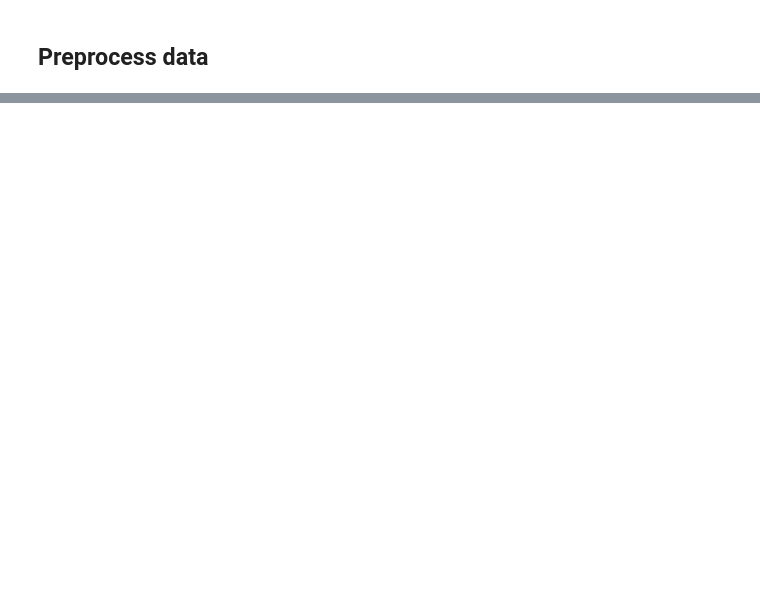
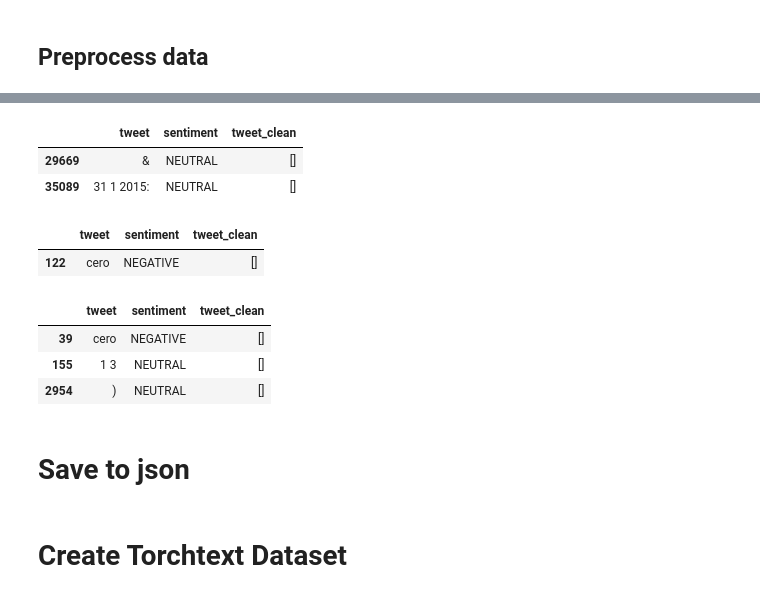
Before and after one commit to sjdonado/sentime, a Jupyter notebook: v2_sentiment_classifier.ipynb, the cells around one changed output, grey strips where cells are left out. Cells and saved outputs as stored; diff of their text form; code cells hidden in the pictures; blank space fills up the shorter version.

Commit message:
chore: Update v2 sentiment classifier notebook
  - Update README

```diff
--- a/v2_sentiment_classifier.ipynb
+++ b/v2_sentiment_classifier.ipynb
@@ -511,0 +198,15 @@ Best val Acc: 0.717995
+# %%
+def get_empty_clean_tweets(df):
+    """
+    Get index with len(tweet_clean) equal 0
+
+    Args:
+        df -- pandas dataframe
+    Return:
+        idxs -- indexes
+    """
+    idxs = []
+    for idx, row in tqdm(df.iterrows(), total=df.shape[0]):
+        if len(row.tweet_clean) == 0:
+            idxs.append(idx)
+    return idxs
@@ -511,0 +215,6 @@ Best val Acc: 0.717995
+# %%
+train_df.loc[train_idxs]
+# %% [output]
+|  | tweet | sentiment | tweet_clean |
+| 29669 | & | NEUTRAL | [] |
+| 35089 | 31 1 2015: | NEUTRAL | [] |
@@ -511,0 +223,14 @@ Best val Acc: 0.717995
+# %%
+val_df.loc[val_idxs]
+# %% [output]
+|  | tweet | sentiment | tweet_clean |
+| 122 | cero | NEGATIVE | [] |
+# %%
+test_idxs = get_empty_clean_tweets(test_df)
+# %%
+test_df.loc[test_idxs]
+# %% [output]
+|  | tweet | sentiment | tweet_clean |
+| 39 | cero | NEGATIVE | [] |
+| 155 | 1 3 | NEUTRAL | [] |
+| 2954 | ) | NEUTRAL | [] |
@@ -511,0 +255,2 @@ Best val Acc: 0.717995
+# %% [markdown]
+# Save to json
@@ -511,0 +279,2 @@ Best val Acc: 0.717995
+# %% [markdown]
+# Create Torchtext Dataset
```
Also changed, not shown: parts of 106 cells of this notebook, 4 other files.
